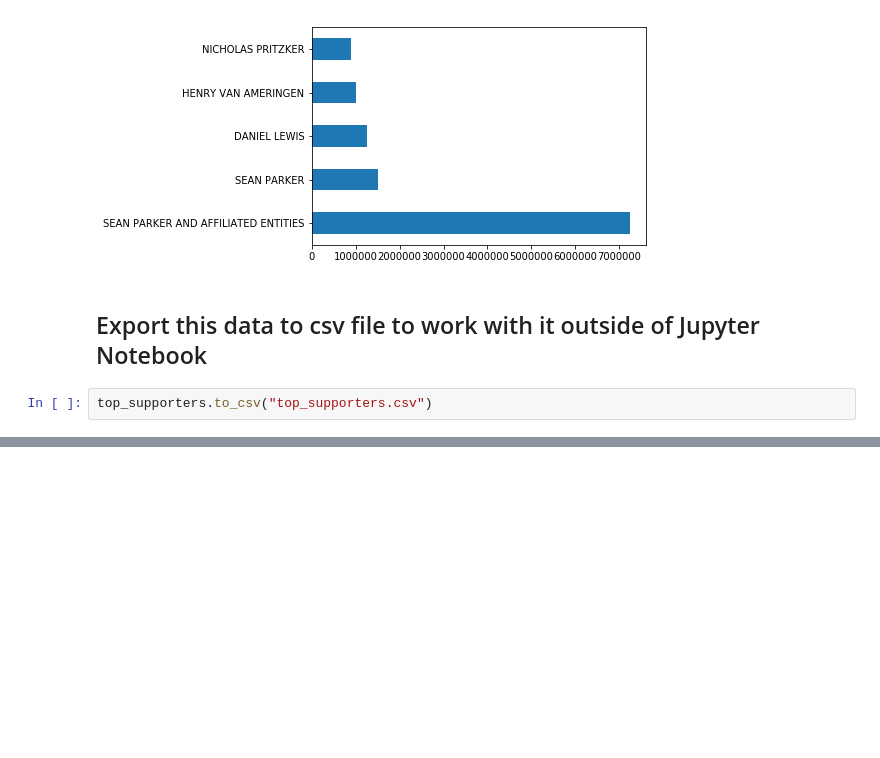
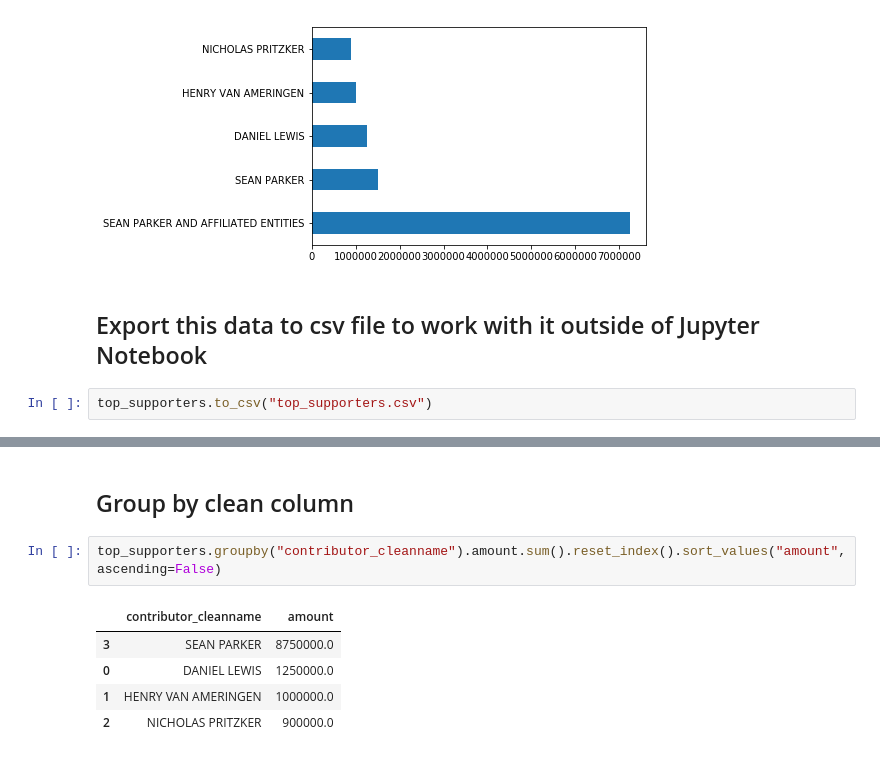
Before and after one commit to kbammarito/analysis_california_prop_64, a Jupyter notebook: prop_64_analysis.ipynb, the cells around one changed output, grey strips where cells are left out. Cells and saved outputs as stored; diff of their text form; blank space fills up the shorter version.

```diff
--- a/prop_64_analysis.ipynb
+++ b/prop_64_analysis.ipynb
@@ -475,0 +506,10 @@ top_supporters.to_csv("top_supporters.csv")
+# %% [markdown]
+## Group by clean column
+# %%
+top_supporters.groupby("contributor_cleanname").amount.sum().reset_index().sort_values("amount", ascending=False)
+# %% [output]
+|  | contributor_cleanname | amount |
+| 3 | SEAN PARKER | 8750000.0 |
+| 0 | DANIEL LEWIS | 1250000.0 |
+| 1 | HENRY VAN AMERINGEN | 1000000.0 |
+| 2 | NICHOLAS PRITZKER | 900000.0 |
```
Also changed, not shown: parts of 8 cells of this notebook.
